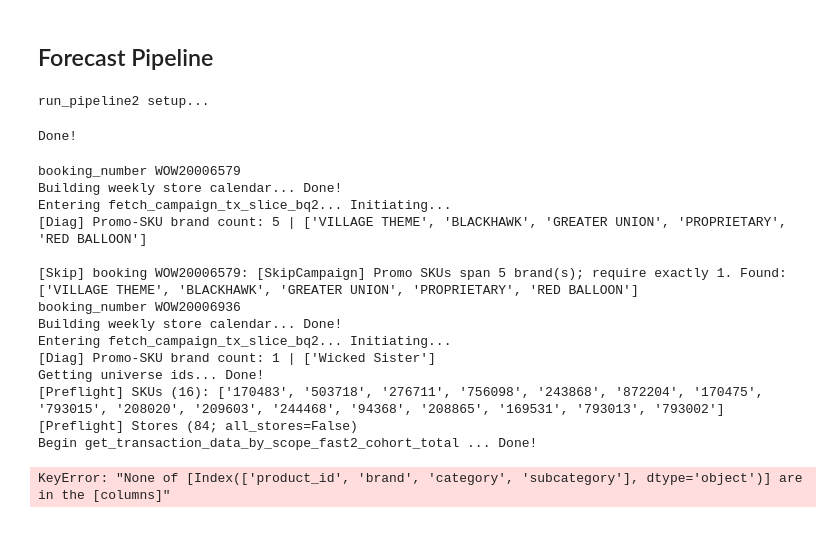
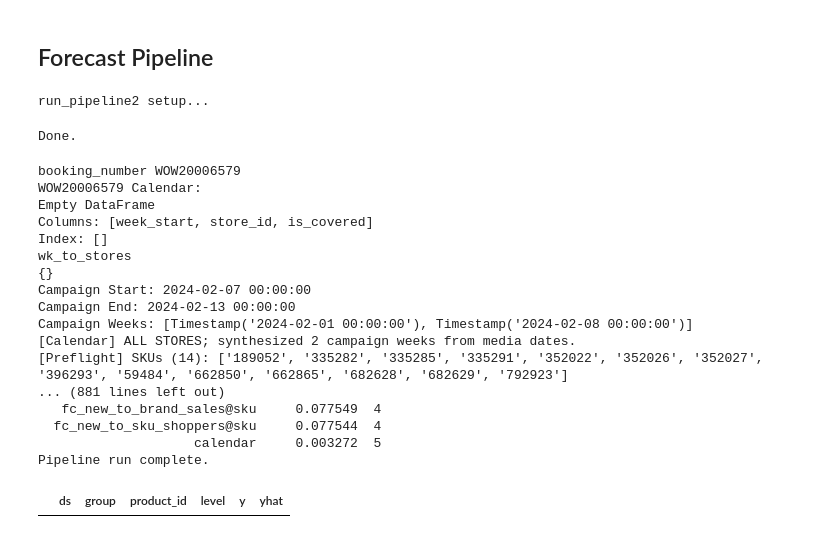
Before and after one commit to davelorino/sc, a Jupyter notebook: test.ipynb, the cells around one changed output. Saved outputs shown, nothing was run; the diff lists cells and outputs as text; code cells hidden in the pictures.

```diff
--- a/test.ipynb
+++ b/test.ipynb
@@ -118,12 +118,14 @@ GRAINS  = ["brand_category","brand_subcategory","brand","category","subcategory"
 
 # We import the function that the CLI script uses under the hood.
 import importlib
+import src.ri.model.forecasting.aggregate_nodes as agg
+import src.ri.model.forecasting.cohort_forecasting as cf
+import src.ri.model.forecasting.forecasters as fore
 import x_scripts.run_from_media_table as media_module
-import src.ri.get_data.transaction_pipeline as tx_module
-import src.ri.model.orchestration.build_grids_v3 as grids_module
-importlib.reload(tx_module)
-importlib.reload(media_module)
-importlib.reload(grids_module)
+import src.ri.get_data.media.build_weekly_store_calendar as calmod
+importlib.reload(calmod)
+
+importlib.reload(agg); importlib.reload(fore); importlib.reload(cf); importlib.reload(media_module)
 
 # Subset media_df to the campaigns we want (this avoids extra work inside run_pipeline)
 media_sel = media_df[media_df["booking_number"].astype(str).isin(set(BOOKINGS))].copy()
@@ -141,19 +143,26 @@ media_module.run_pipeline2(
 print("Pipeline run complete.")
 # %% [output]
 run_pipeline2 setup...
-Done!
+Done.
 booking_number WOW20006579
-Building weekly store calendar... Done!
-Entering fetch_campaign_tx_slice_bq2... Initiating...
-[Diag] Promo-SKU brand count: 5 | ['VILLAGE THEME', 'BLACKHAWK', 'GREATER UNION', 'PROPRIETARY', 'RED BALLOON']
-
-[Skip] booking WOW20006579: [SkipCampaign] Promo SKUs span 5 brand(s); require exactly 1. Found: ['VILLAGE THEME', 'BLACKHAWK', 'GREATER UNION', 'PROPRIETARY', 'RED BALLOON']
-booking_number WOW20006936
-Building weekly store calendar... Done!
-Entering fetch_campaign_tx_slice_bq2... Initiating...
-[Diag] Promo-SKU brand count: 1 | ['Wicked Sister']
-Getting universe ids... Done!
-[Preflight] SKUs (16): ['170483', '503718', '276711', '756098', '243868', '872204', '170475', '793015', '208020', '209603', '244468', '94368', '208865', '169531', '793013', '793002']
-[Preflight] Stores (84; all_stores=False)
-Begin get_transaction_data_by_scope_fast2_cohort_total ... Done!
+WOW20006579 Calendar:
+Empty DataFrame
+Columns: [week_start, store_id, is_covered]
+Index: []
+wk_to_stores
+{}
+Campaign Start: 2024-02-07 00:00:00
+Campaign End: 2024-02-13 00:00:00
+Campaign Weeks: [Timestamp('2024-02-01 00:00:00'), Timestamp('2024-02-08 00:00:00')]
+[Calendar] ALL STORES; synthesized 2 campaign weeks from media dates.
+[Preflight] SKUs (14): ['189052', '335282', '335285', '335291', '352022', '352026', '352027', '396293', '59484', '662850', '662865', '682628', '682629', '792923']
+... (881 lines left out)
+   fc_new_to_brand_sales@sku     0.077549  4
+  fc_new_to_sku_shoppers@sku     0.077544  4
+                    calendar     0.003272  5
+Pipeline run complete.
-KeyError: "None of [Index(['product_id', 'brand', 'category', 'subcategory'], dtype='object')] are in the [columns]"
+# %%
+check = pd.read_parquet("d_outputs_nb/artifacts/WOW20007663/compare_shoppers_sku.parquet")
+check
+# %% [output]
+|  | ds | group | product_id | level | y | yhat |
```
Also changed, not shown: parts of 1 cell of this notebook.
